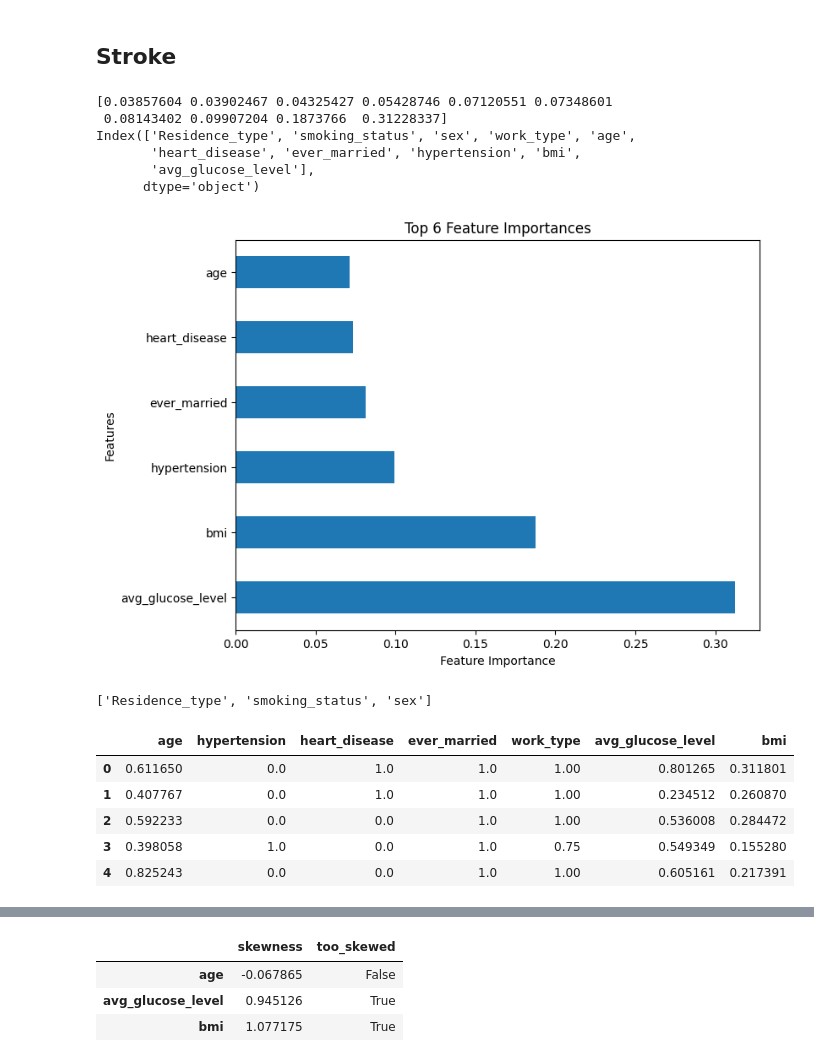
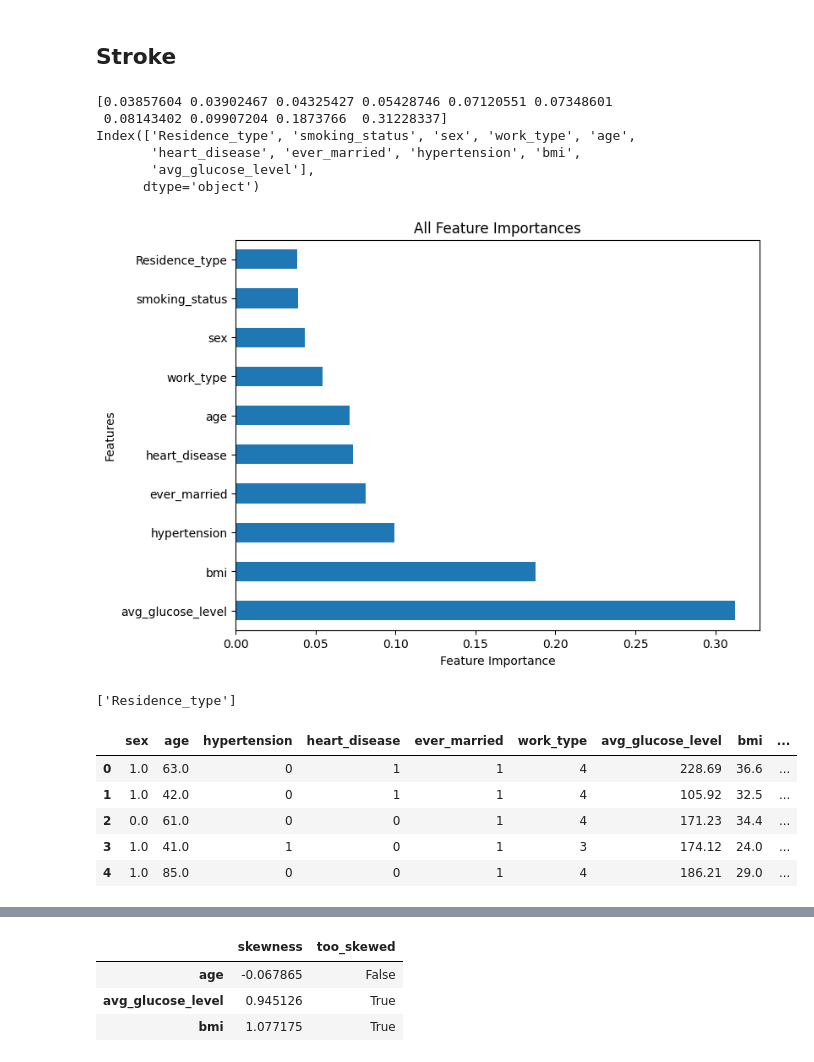
Before and after one commit to wonghorngwoei/FYP_TP055241, a Jupyter notebook: notebook/disease.ipynb, the cells around one changed output, grey strips where cells are left out. Saved outputs shown, nothing was run; the diff lists cells and outputs as text; code cells hidden in the pictures.

```diff
--- a/notebook/disease.ipynb
+++ b/notebook/disease.ipynb
@@ -651,7 +648,0 @@ fig.show()
-# %%
-# Normalize for Asthma Dataset
-sc = MinMaxScaler()
-columns_name = data_dict['A'].columns
-data_dict['A'] = sc.fit_transform(data_dict['A'])
-data_dict['A'] = pd.DataFrame(data_dict['A'], columns = columns_name)
-data_dict['A']
@@ -672,7 +648,0 @@ data_dict['A']
-# %%
-# Normalize for Diabetes Dataset
-sc = MinMaxScaler()
-columns_name = data_dict['D'].columns
-data_dict['D'] = sc.fit_transform(data_dict['D'])
-data_dict['D'] = pd.DataFrame(data_dict['D'], columns = columns_name)
-data_dict['D']
@@ -693,7 +648,0 @@ data_dict['D']
-# %%
-# Normalize for Stroke Dataset
-sc = MinMaxScaler()
-columns_name = data_dict['S'].columns
-data_dict['S'] = sc.fit_transform(data_dict['S'])
-data_dict['S'] = pd.DataFrame(data_dict['S'], columns = columns_name)
-data_dict['S']
@@ -860,10 +787,10 @@ print(np.sort(average_FI))
 print(X_s.columns[average_FI.argsort()])
 plt.figure(figsize=(8,6))
 feat_importances = pd.Series(average_FI, index=X_s.columns)
-feat_importances.nlargest(6).plot(kind='barh')
+feat_importances.nlargest(10).plot(kind='barh')
 plt.xlabel('Feature Importance')
 plt.ylabel('Features')
-plt.title('Top 6 Feature Importances')
+plt.title('All Feature Importances')
 plt.show()
 # %% [output]
 [0.03857604 0.03902467 0.04325427 0.05428746 0.07120551 0.07348601
@@ -872,18 +799,18 @@ Index(['Residence_type', 'smoking_status', 'sex', 'work_type', 'age',
        'heart_disease', 'ever_married', 'hypertension', 'bmi',
        'avg_glucose_level'],
       dtype='object')
-[figure, old version]
+[figure, new version]
 # %%
-cols_drop = X_s.columns[average_FI.argsort()][:3].tolist()
+cols_drop = X_s.columns[average_FI.argsort()][:1].tolist()
 # cols_drop.remove('PhysActivity')
 print(cols_drop)
 X_s = X_s.drop(columns=cols_drop)
 X_s.head()
 # %% [output]
-['Residence_type', 'smoking_status', 'sex']
+['Residence_type']
-|  | age | hypertension | heart_disease | ever_married | work_type | avg_glucose_level | bmi |
-| 0 | 0.611650 | 0.0 | 1.0 | 1.0 | 1.00 | 0.801265 | 0.311801 |
-| 1 | 0.407767 | 0.0 | 1.0 | 1.0 | 1.00 | 0.234512 | 0.260870 |
-| 2 | 0.592233 | 0.0 | 0.0 | 1.0 | 1.00 | 0.536008 | 0.284472 |
-| 3 | 0.398058 | 1.0 | 0.0 | 1.0 | 0.75 | 0.549349 | 0.155280 |
-| 4 | 0.825243 | 0.0 | 0.0 | 1.0 | 1.00 | 0.605161 | 0.217391 |
+|  | sex | age | hypertension | heart_disease | ever_married | work_type | avg_glucose_level | bmi | ... |
+| 0 | 1.0 | 63.0 | 0 | 1 | 1 | 4 | 228.69 | 36.6 | ... |
+| 1 | 1.0 | 42.0 | 0 | 1 | 1 | 4 | 105.92 | 32.5 | ... |
+| 2 | 0.0 | 61.0 | 0 | 0 | 1 | 4 | 171.23 | 34.4 | ... |
+| 3 | 1.0 | 41.0 | 1 | 0 | 1 | 3 | 174.12 | 24.0 | ... |
+| 4 | 1.0 | 85.0 | 0 | 0 | 1 | 4 | 186.21 | 29.0 | ... |
```
Also changed, not shown: parts of 34 cells of this notebook, 9 other files.
